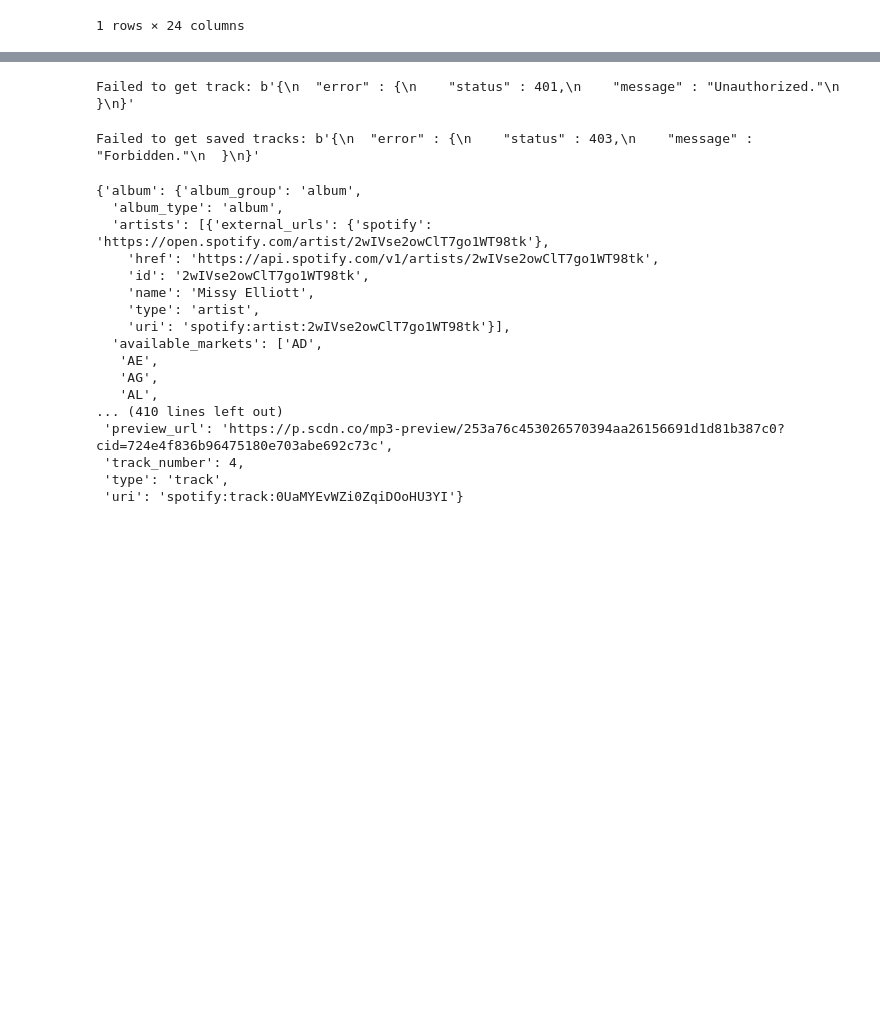
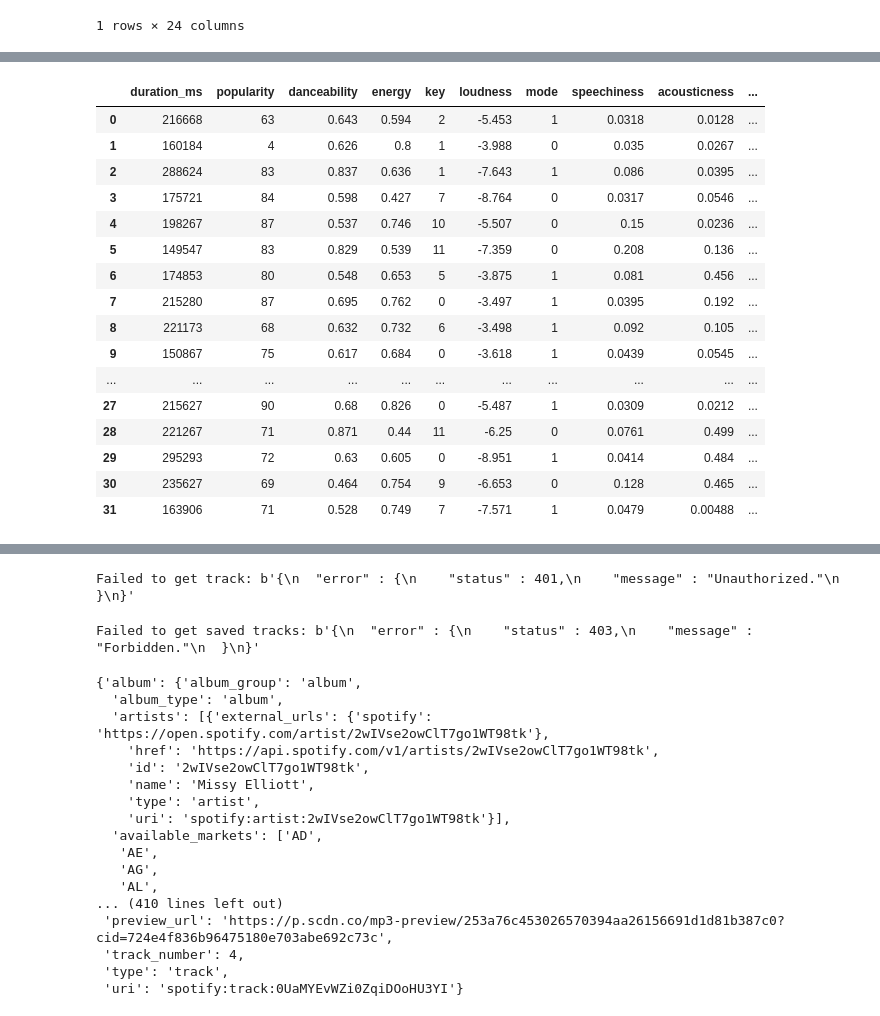
Before and after one commit to Aaron3154518/CSDS_395, a Jupyter notebook: hello-world/src/app/song/APICalls_DBIngestion.ipynb, the cells around one changed output, grey strips where cells are left out. Drawn from its saved outputs; the diff is of its cells as text; code cells hidden in the pictures; blank space fills up the shorter version.

```diff
--- a/hello-world/src/app/song/APICalls_DBIngestion.ipynb
+++ b/hello-world/src/app/song/APICalls_DBIngestion.ipynb
@@ -227,0 +275,27 @@ song_df.to_csv('song.csv', index=False)
+# %%
+user_songs['artist_name']=user_songs['airtist_name']
+user_songs['track_id']=user_songs['id']
+user_songs['track_name']=user_songs['name']
+genre=[" "," "," "," "," "," "," "," "," "," "," "," "," "," "," "," "," "," "," "," "," "," "," "," "," "," "," "," "," "," "," "," "]
+user_songs['genre']=genre
+# %%
+user_songs.drop(columns=['artists','id','name'],inplace=True)
+user_songs
+# %% [output]
+|  | duration_ms | popularity | danceability | energy | key | loudness | mode | speechiness | acousticness | ... |
+| 0 | 216668 | 63 | 0.643 | 0.594 | 2 | -5.453 | 1 | 0.0318 | 0.0128 | ... |
+| 1 | 160184 | 4 | 0.626 | 0.8 | 1 | -3.988 | 0 | 0.035 | 0.0267 | ... |
+| 2 | 288624 | 83 | 0.837 | 0.636 | 1 | -7.643 | 1 | 0.086 | 0.0395 | ... |
+| 3 | 175721 | 84 | 0.598 | 0.427 | 7 | -8.764 | 0 | 0.0317 | 0.0546 | ... |
+| 4 | 198267 | 87 | 0.537 | 0.746 | 10 | -5.507 | 0 | 0.15 | 0.0236 | ... |
+| 5 | 149547 | 83 | 0.829 | 0.539 | 11 | -7.359 | 0 | 0.208 | 0.136 | ... |
+| 6 | 174853 | 80 | 0.548 | 0.653 | 5 | -3.875 | 1 | 0.081 | 0.456 | ... |
+| 7 | 215280 | 87 | 0.695 | 0.762 | 0 | -3.497 | 1 | 0.0395 | 0.192 | ... |
+| 8 | 221173 | 68 | 0.632 | 0.732 | 6 | -3.498 | 1 | 0.092 | 0.105 | ... |
+| 9 | 150867 | 75 | 0.617 | 0.684 | 0 | -3.618 | 1 | 0.0439 | 0.0545 | ... |
+| ... | ... | ... | ... | ... | ... | ... | ... | ... | ... | ... |
+| 27 | 215627 | 90 | 0.68 | 0.826 | 0 | -5.487 | 1 | 0.0309 | 0.0212 | ... |
+| 28 | 221267 | 71 | 0.871 | 0.44 | 11 | -6.25 | 0 | 0.0761 | 0.499 | ... |
+| 29 | 295293 | 72 | 0.63 | 0.605 | 0 | -8.951 | 1 | 0.0414 | 0.484 | ... |
+| 30 | 235627 | 69 | 0.464 | 0.754 | 9 | -6.653 | 0 | 0.128 | 0.465 | ... |
+| 31 | 163906 | 71 | 0.528 | 0.749 | 7 | -7.571 | 1 | 0.0479 | 0.00488 | ... |
```
Also changed, not shown: parts of 8 cells of this notebook, 2 other files.
